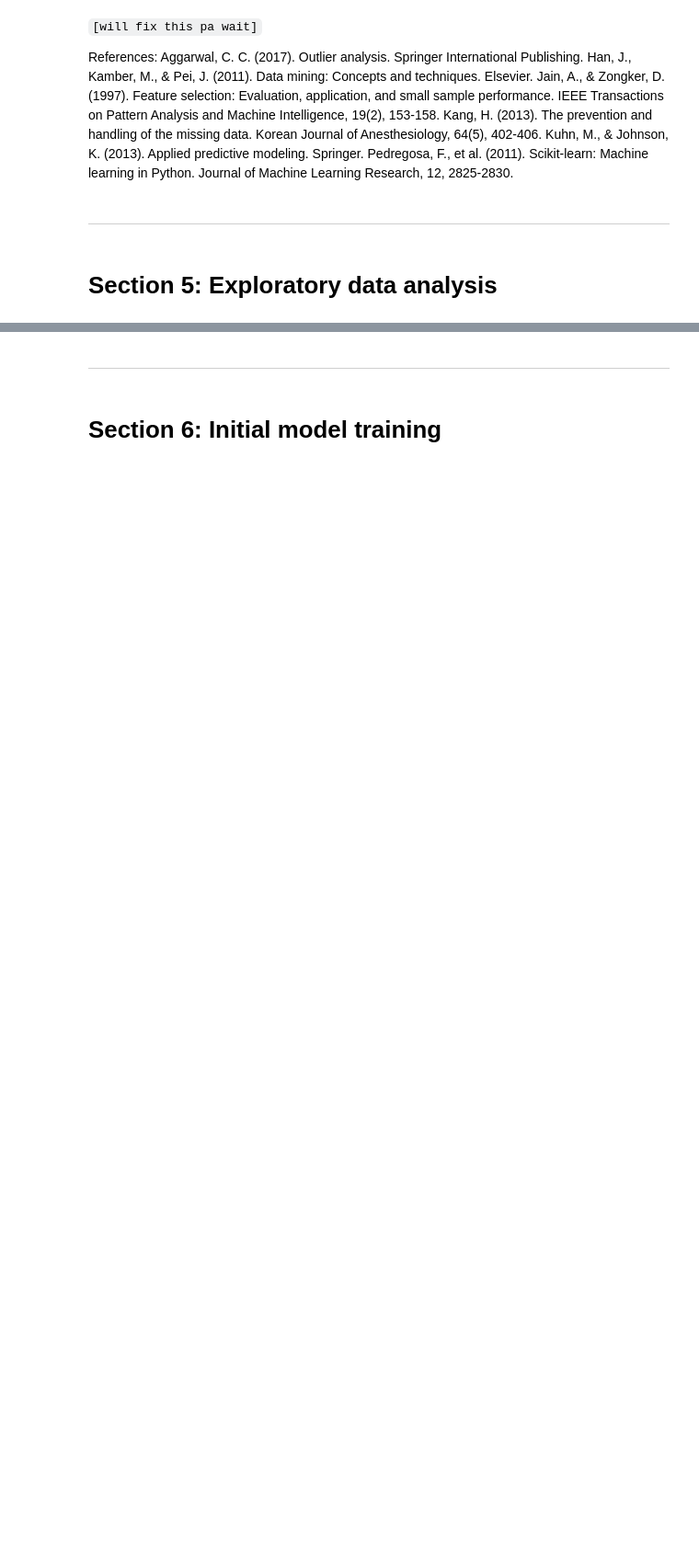
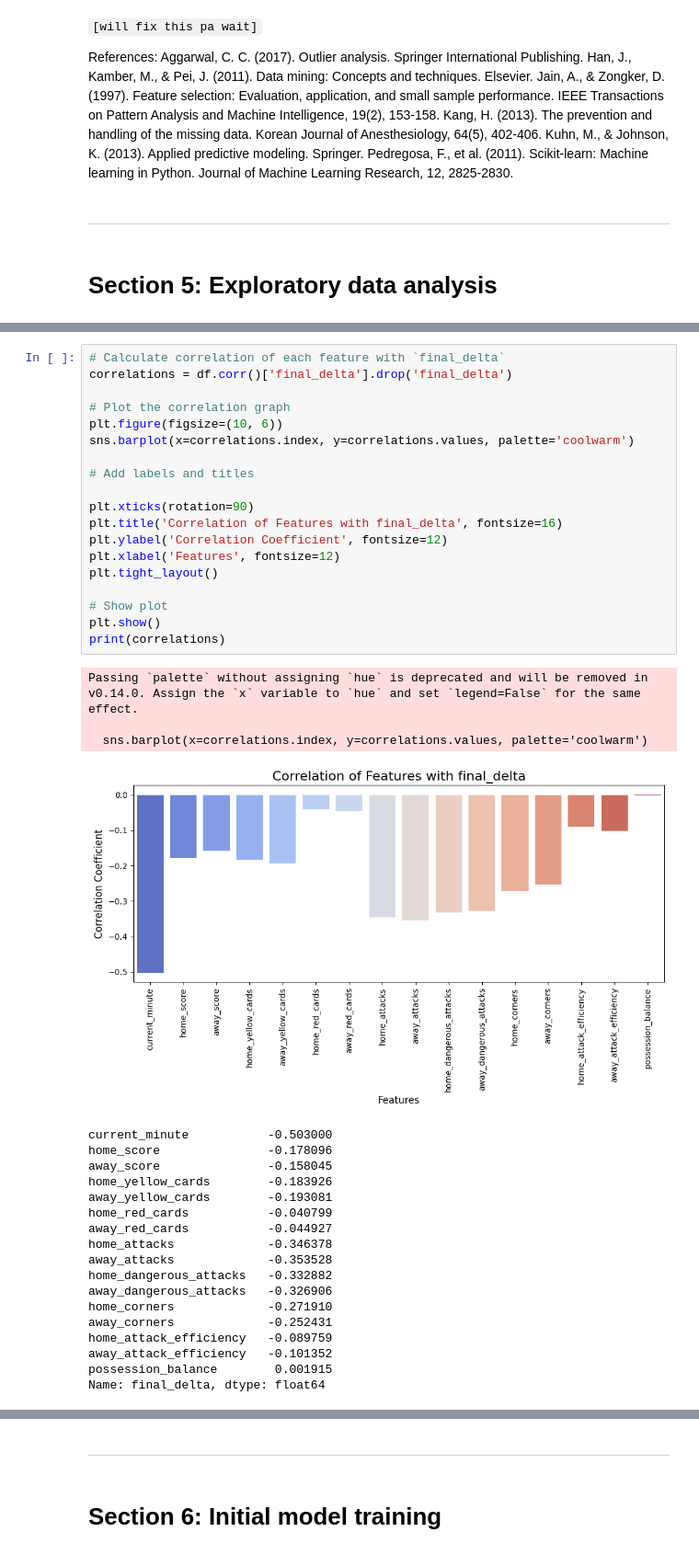
Before and after one commit to yuanpngn/STINTSY_MLP, a Jupyter notebook: [STINTSY]_Machine_Learning_Project.ipynb, the cells around one changed output, grey strips where cells are left out. Shown at 92% size. Cells and saved outputs as stored; diff of their text form; blank space fills up the shorter version.

```diff
--- a/[STINTSY]_Machine_Learning_Project.ipynb
+++ b/[STINTSY]_Machine_Learning_Project.ipynb
@@ -295,0 +312,41 @@ Pedregosa, F., et al. (2011). Scikit-learn: Machine learning in Python. Journal
+# %%
+# Calculate correlation of each feature with `final_delta`
+correlations = df.corr()['final_delta'].drop('final_delta')
+
+# Plot the correlation graph
+plt.figure(figsize=(10, 6))
+sns.barplot(x=correlations.index, y=correlations.values, palette='coolwarm')
+
+# Add labels and titles
+
+plt.xticks(rotation=90)
+plt.title('Correlation of Features with final_delta', fontsize=16)
+plt.ylabel('Correlation Coefficient', fontsize=12)
+plt.xlabel('Features', fontsize=12)
+plt.tight_layout()
+
+# Show plot
+plt.show()
+print(correlations)
+# %% [output]
+Passing `palette` without assigning `hue` is deprecated and will be removed in v0.14.0. Assign the `x` variable to `hue` and set `legend=False` for the same effect.
+
+  sns.barplot(x=correlations.index, y=correlations.values, palette='coolwarm')
+[figure, added]
+current_minute           -0.503000
+home_score               -0.178096
+away_score               -0.158045
+home_yellow_cards        -0.183926
+away_yellow_cards        -0.193081
+home_red_cards           -0.040799
+away_red_cards           -0.044927
+home_attacks             -0.346378
+away_attacks             -0.353528
+home_dangerous_attacks   -0.332882
+away_dangerous_attacks   -0.326906
+home_corners             -0.271910
+away_corners             -0.252431
+home_attack_efficiency   -0.089759
+away_attack_efficiency   -0.101352
+possession_balance        0.001915
+Name: final_delta, dtype: float64
```
Also changed, not shown: parts of 45 cells of this notebook, 3 other files.
